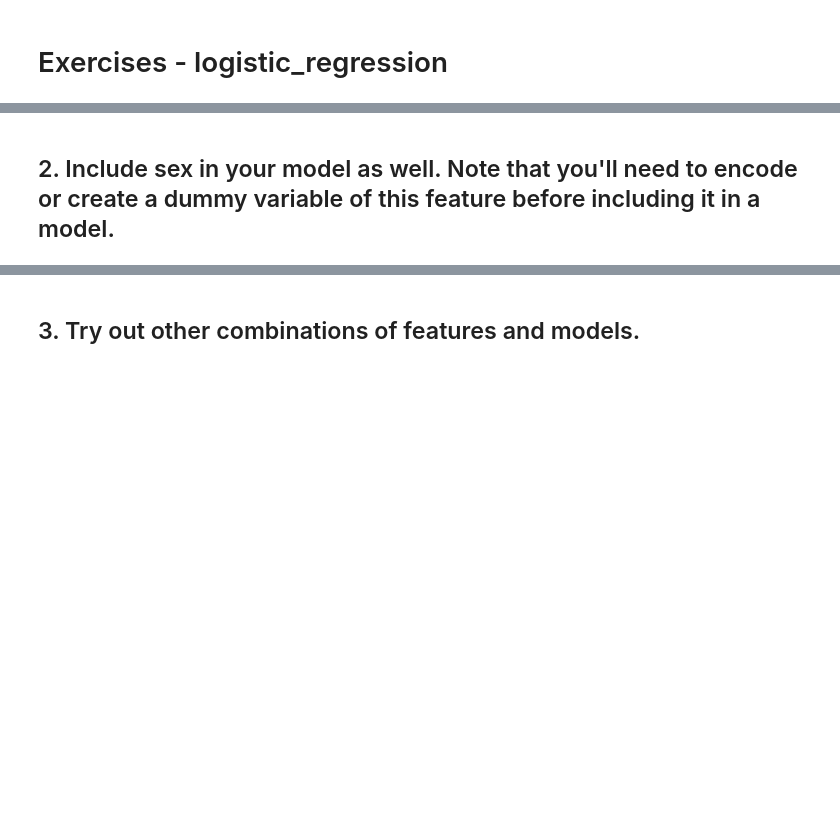
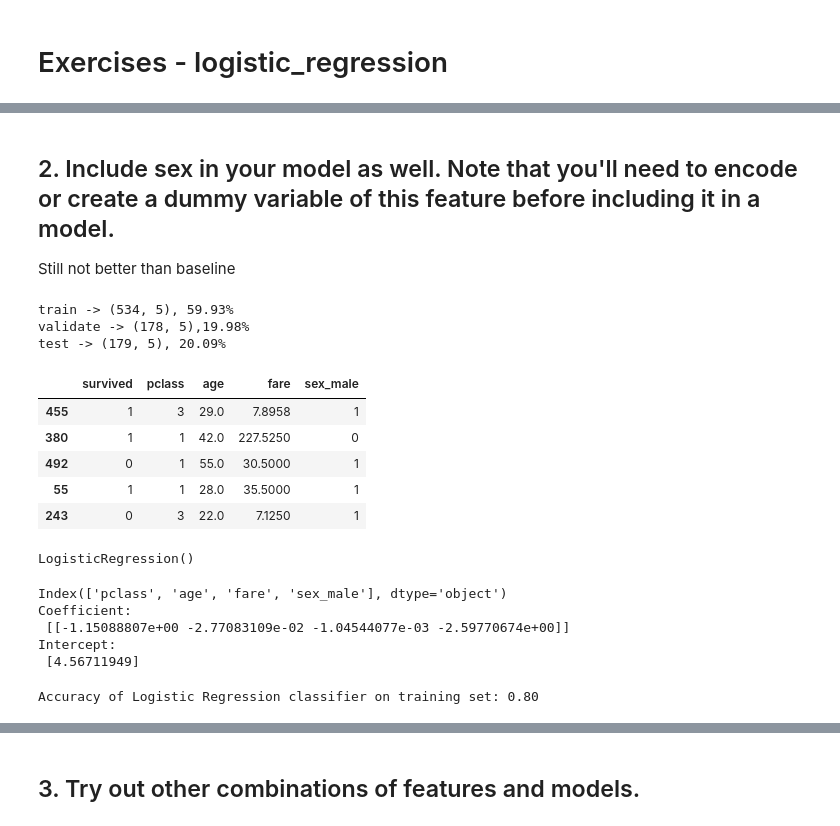
Before and after one commit to scottbarnett97/classification-exercises, a Jupyter notebook: logistic_regression.ipynb, the cells around one changed output, grey strips where cells are left out. Drawn from its saved outputs; the diff is of its cells as text; code cells hidden in the pictures; blank space fills up the shorter version.

Commit message:
updated logistic regression exercise

```diff
--- a/logistic_regression.ipynb
+++ b/logistic_regression.ipynb
@@ -5,2 +185,23 @@
 # %% [markdown]
 ## 2. Include sex in your model as well. Note that you'll need to encode or create a dummy variable of this feature before including it in a model.
+Still not better than baseline
+# %%
+df=acquire.get_titanic_data()
+df=prepare.prep_titanic2(df)
+df=df.drop(columns= ['Unnamed: 0','passenger_id','sex','sibsp','parch','embark_town','alone','embark_town_Queenstown','embark_town_Southampton'])
+df['age']=df['age'].fillna(df['age'].median())
+df.sort_values('age')
+train, validate, test = prepare.split_data(df,'survived')
+# %% [output]
+train -> (534, 5), 59.93%
+validate -> (178, 5),19.98%
+test -> (179, 5), 20.09%
+# %%
+train.head()
+# %% [output]
+|  | survived | pclass | age | fare | sex_male |
+| 455 | 1 | 3 | 29.0 | 7.8958 | 1 |
+| 380 | 1 | 1 | 42.0 | 227.5250 | 0 |
+| 492 | 0 | 1 | 55.0 | 30.5000 | 1 |
+| 55 | 1 | 1 | 28.0 | 35.5000 | 1 |
+| 243 | 0 | 3 | 22.0 | 7.1250 | 1 |
@@ -6,0 +217,21 @@
+# %%
+logit.fit(X_train, y_train)
+# %% [output]
+LogisticRegression()
+# %%
+print(X_train.columns)
+print('Coefficient: \n', logit.coef_)
+print('Intercept: \n', logit.intercept_)
+# %% [output]
+Index(['pclass', 'age', 'fare', 'sex_male'], dtype='object')
+Coefficient:
+ [[-1.15088807e+00 -2.77083109e-02 -1.04544077e-03 -2.59770674e+00]]
+Intercept:
+ [4.56711949]
+# %%
+y_pred = logit.predict(X_train)
+y_pred_proba = logit.predict_proba(X_train)
+print('Accuracy of Logistic Regression classifier on training set: {:.2f}'
+     .format(logit.score(X_train, y_train)))
+# %% [output]
+Accuracy of Logistic Regression classifier on training set: 0.80
```
Also changed, not shown: parts of 53 cells of this notebook, 2 other files.
